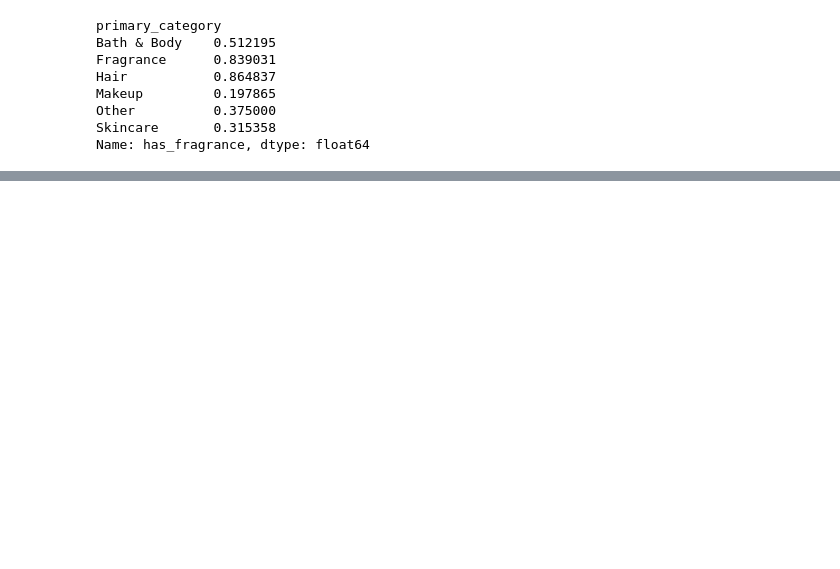
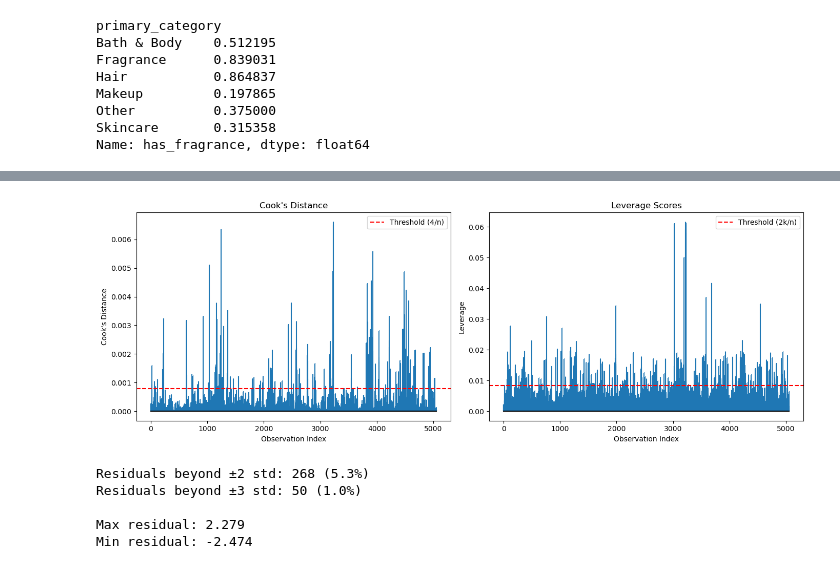
Before and after one commit to DonjhaiH/230A_final_project, a Jupyter notebook: code/full_model.ipynb, the cells around one changed output, grey strips where cells are left out. Drawn from its saved outputs; the diff is of its cells as text; code cells hidden in the pictures; blank space fills up the shorter version.

```diff
--- a/code/full_model.ipynb
+++ b/code/full_model.ipynb
@@ -451,0 +641,44 @@ new_products.to_csv("../data/new_products.csv")
+# %%
+
+
+influence = OLSInfluence(m4)
+cooks_d = influence.cooks_distance[0]
+leverage = influence.hat_matrix_diag
+
+fig, axes = plt.subplots(1, 2, figsize=(14, 5))
+
+# Cook's Distance
+axes[0].stem(range(len(cooks_d)), cooks_d, markerfmt=",", linefmt="C0-", basefmt="k-")
+axes[0].axhline(4/len(cooks_d), color='red', linestyle='--', label=f"Threshold (4/n)")
+axes[0].set_xlabel("Observation Index")
+axes[0].set_ylabel("Cook's Distance")
+axes[0].set_title("Cook's Distance")
+axes[0].legend()
+
+# Leverage
+axes[1].stem(range(len(leverage)), leverage, markerfmt=",", linefmt="C0-", basefmt="k-")
+axes[1].axhline(2 * m4.df_model / len(leverage), color='red', linestyle='--', label="Threshold (2k/n)")
+axes[1].set_xlabel("Observation Index")
+axes[1].set_ylabel("Leverage")
+axes[1].set_title("Leverage Scores")
+axes[1].legend()
+
+plt.tight_layout()
+plt.show()
+# %% [output]
+[figure, added]
+# %%
+# Check for large residuals
+residuals = m4.resid
+std_residuals = m4.resid / m4.resid.std()
+
+print(f"Residuals beyond ±2 std: {(abs(std_residuals) > 2).sum()} ({(abs(std_residuals) > 2).mean():.1%})")
+print(f"Residuals beyond ±3 std: {(abs(std_residuals) > 3).sum()} ({(abs(std_residuals) > 3).mean():.1%})")
+print(f"\nMax residual: {residuals.max():.3f}")
+print(f"Min residual: {residuals.min():.3f}")
+# %% [output]
+Residuals beyond ±2 std: 268 (5.3%)
+Residuals beyond ±3 std: 50 (1.0%)
+
+Max residual: 2.279
+Min residual: -2.474
```
Also changed, not shown: parts of 15 cells of this notebook.
